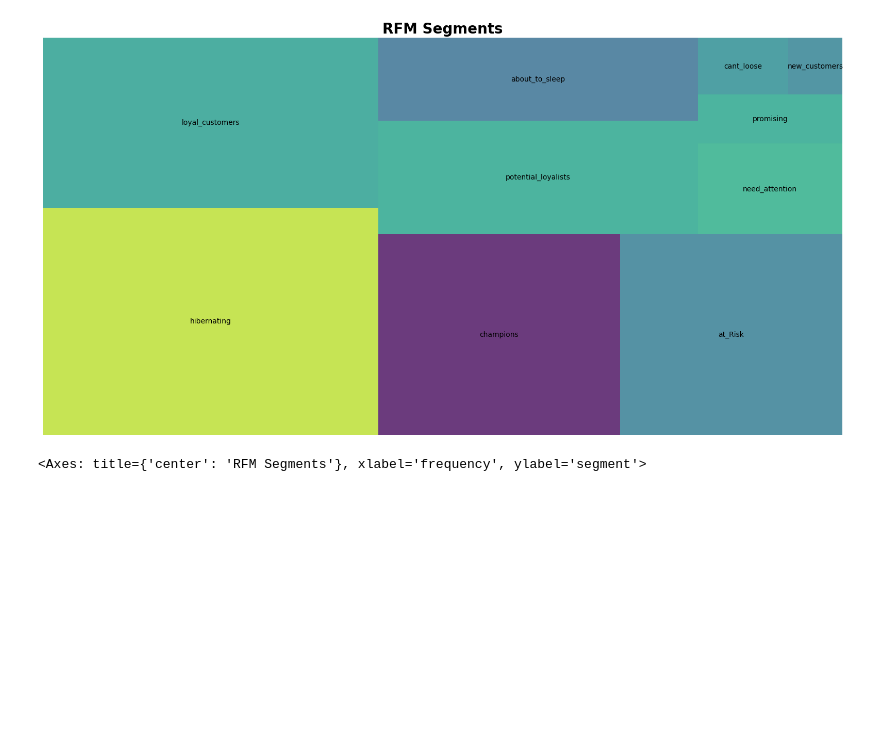
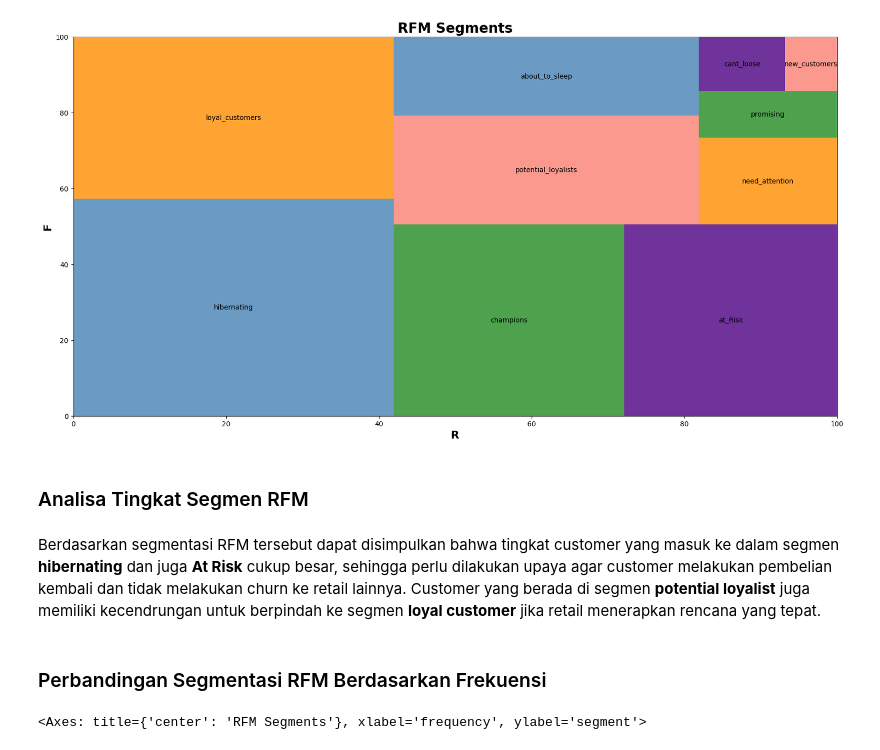
Before and after one commit to GLAZERadr/Data_Science_For_Industry_Task_3, a Jupyter notebook: Prediction.ipynb, the cells around one changed output. Saved outputs shown, nothing was run; the diff lists cells and outputs as text; code cells hidden in the pictures; blank space fills up the shorter version.

```diff
--- a/Prediction.ipynb
+++ b/Prediction.ipynb
@@ -24,5 +58,5 @@ df['InvoiceDate'] = pd.to_datetime(df['InvoiceDate'])
 # %%
-today_date = datetime.datetime(2011, 12, 9)
+today_date = datetime.datetime(2011, 12, 11)
 
 rfm = df.groupby("CustomerID").agg({"InvoiceDate": lambda x: (today_date - x.max()).days,
                                "InvoiceNo": lambda x: x.nunique(),
@@ -83,14 +176,20 @@ rfm[["segment", "recency", "frequency", "monetary"]].groupby("segment").agg(["me
 # %%
-#plot treemap with labels are the name of seg_map
+palette = ['steelblue', 'darkorange', 'forestgreen', 'indigo', 'salmon']
 plt.figure(figsize=(20,10))
 rfm["segment"].value_counts()
-squarify.plot(sizes=rfm["segment"].value_counts().values, label=rfm["segment"].value_counts().index, alpha=.8)
-#add the value in each label
+squarify.plot(sizes=rfm["segment"].value_counts().values, label=rfm["segment"].value_counts().index, alpha=.8, color=palette)
+plt.ylabel("F", fontsize=16, fontweight="bold")
+plt.xlabel("R", fontsize=16, fontweight="bold")
 plt.title("RFM Segments",fontsize=20,fontweight="bold")
-plt.axis('off')
 plt.show()
 # %% [output]
-[figure, old version]
+[figure, new version]
+# %% [markdown]
+### Analisa Tingkat Segmen RFM
+# %% [markdown]
+Berdasarkan segmentasi RFM tersebut dapat disimpulkan bahwa tingkat customer yang masuk ke dalam segmen **hibernating** dan juga **At Risk** cukup besar, sehingga perlu dilakukan upaya agar customer melakukan pembelian kembali dan tidak melakukan churn ke retail lainnya. Customer yang berada di segmen **potential loyalist** juga memiliki kecendrungan untuk berpindah ke segmen **loyal customer** jika retail menerapkan rencana yang tepat.
+# %% [markdown]
+### Perbandingan Segmentasi RFM Berdasarkan Frekuensi
 # %%
 plt.figure(figsize=(15,7))
 plt.title("RFM Segments",fontsize=17,fontweight="bold")
```
Also changed, not shown: parts of 34 cells of this notebook.
